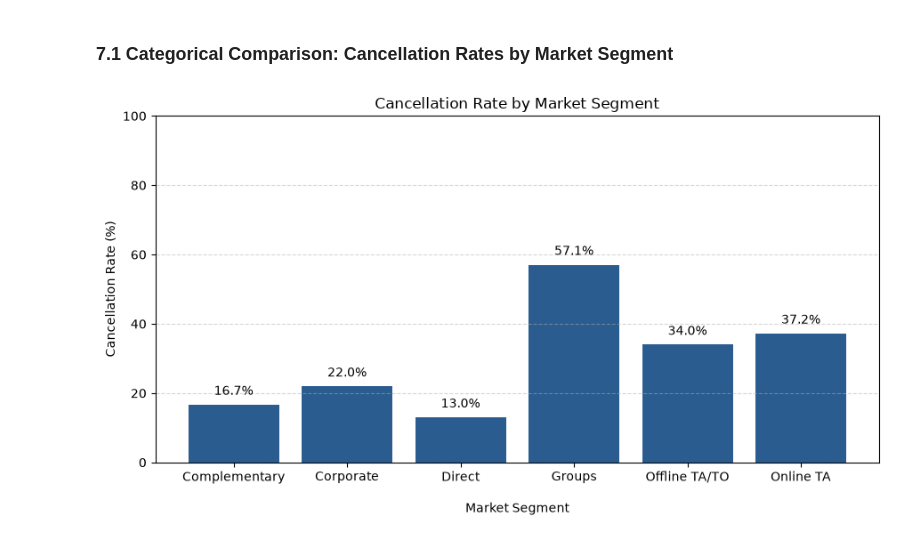
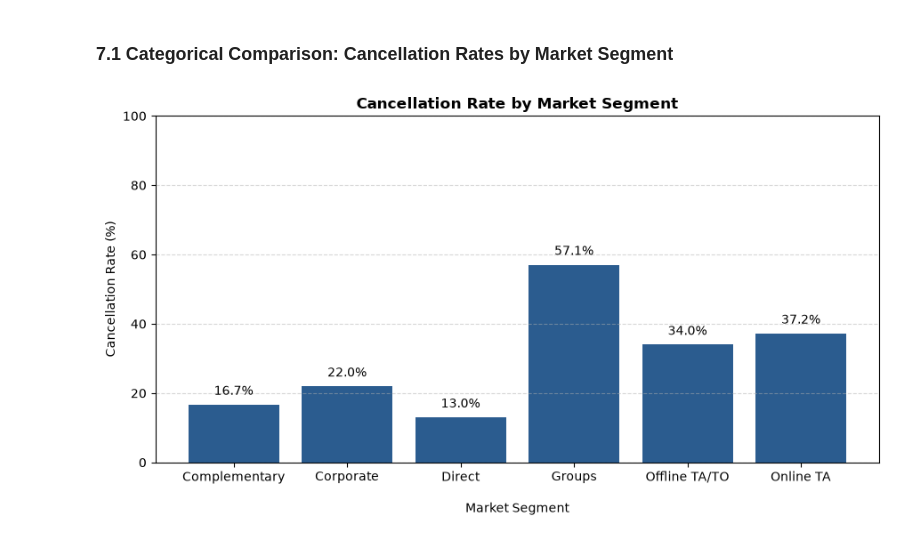
Before and after one commit to ElSnuso/Hotel-Booking-Data-Analysis, a Jupyter notebook: project.ipynb, the cells around one changed output. Cells and saved outputs as stored; diff of their text form; code cells hidden in the pictures.

```diff
--- a/project.ipynb
+++ b/project.ipynb
@@ -439,32 +439,32 @@ market_cancel = (
     df.groupby('market_segment')['is_canceled'].mean() * 100
 ).reset_index()
 n_total = len(df)
 
 plt.figure(figsize=(9, 5))
 bars = plt.bar(
     market_cancel['market_segment'],
     market_cancel['is_canceled'],
     color='#2b5c8f',
 )
 
-plt.title(f'Cancellation Rate by Market Segment')
+plt.title(f'Cancellation Rate by Market Segment', fontweight='bold')
 plt.xlabel('Market Segment', labelpad=15)
 plt.ylabel('Cancellation Rate (%)')
 plt.ylim(0, 100)
 plt.grid(axis='y', linestyle='--', alpha=0.5)
 
 for bar in bars:
   yval = bar.get_height()
   plt.text(
       bar.get_x() + bar.get_width() / 2.0,
       yval + 2,
       f'{yval:.1f}%',
       ha='center',
       va='bottom',
       fontsize=10,
   )
 
 plt.tight_layout()
 plt.show()
 # %% [output]
-[figure, old version]
+[figure, new version]
```
Also changed, not shown: parts of 2 cells of this notebook.
